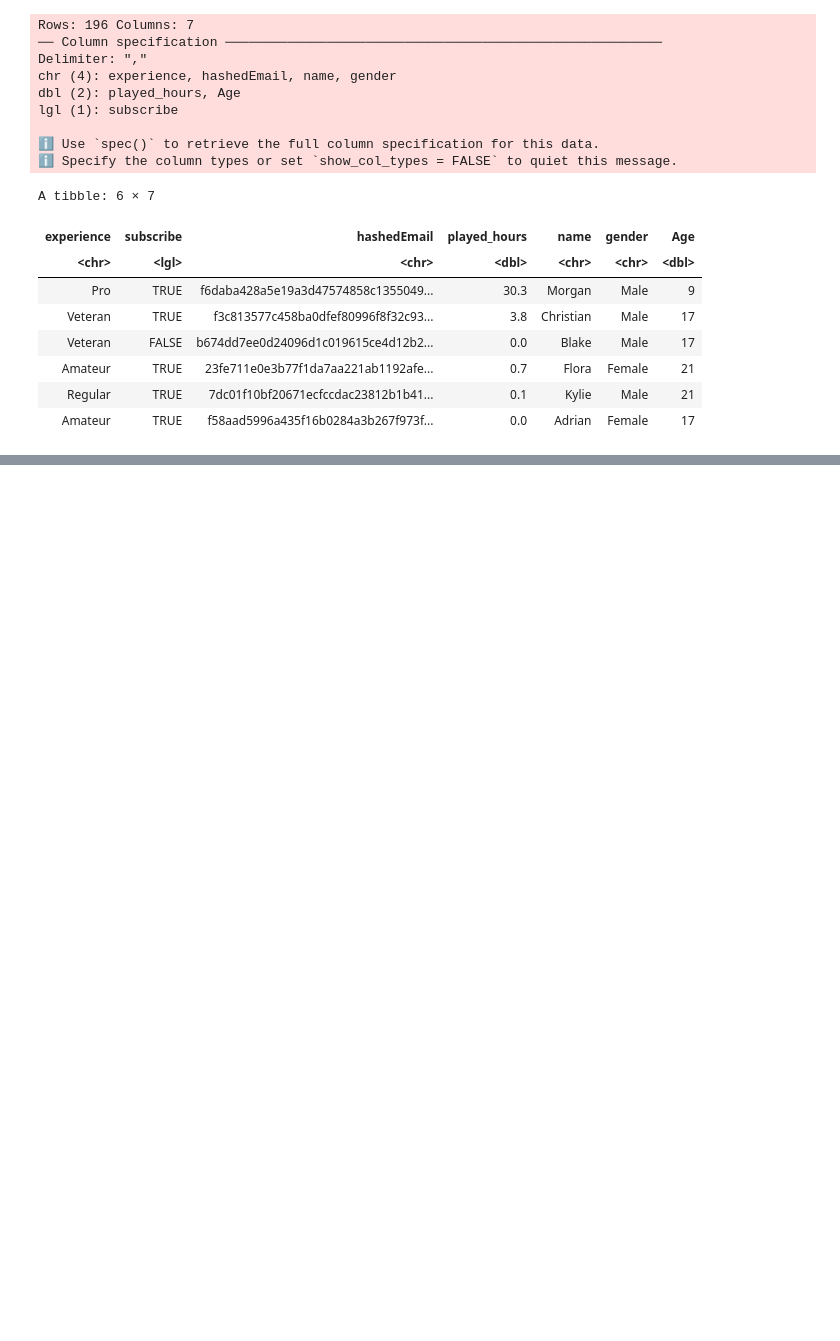
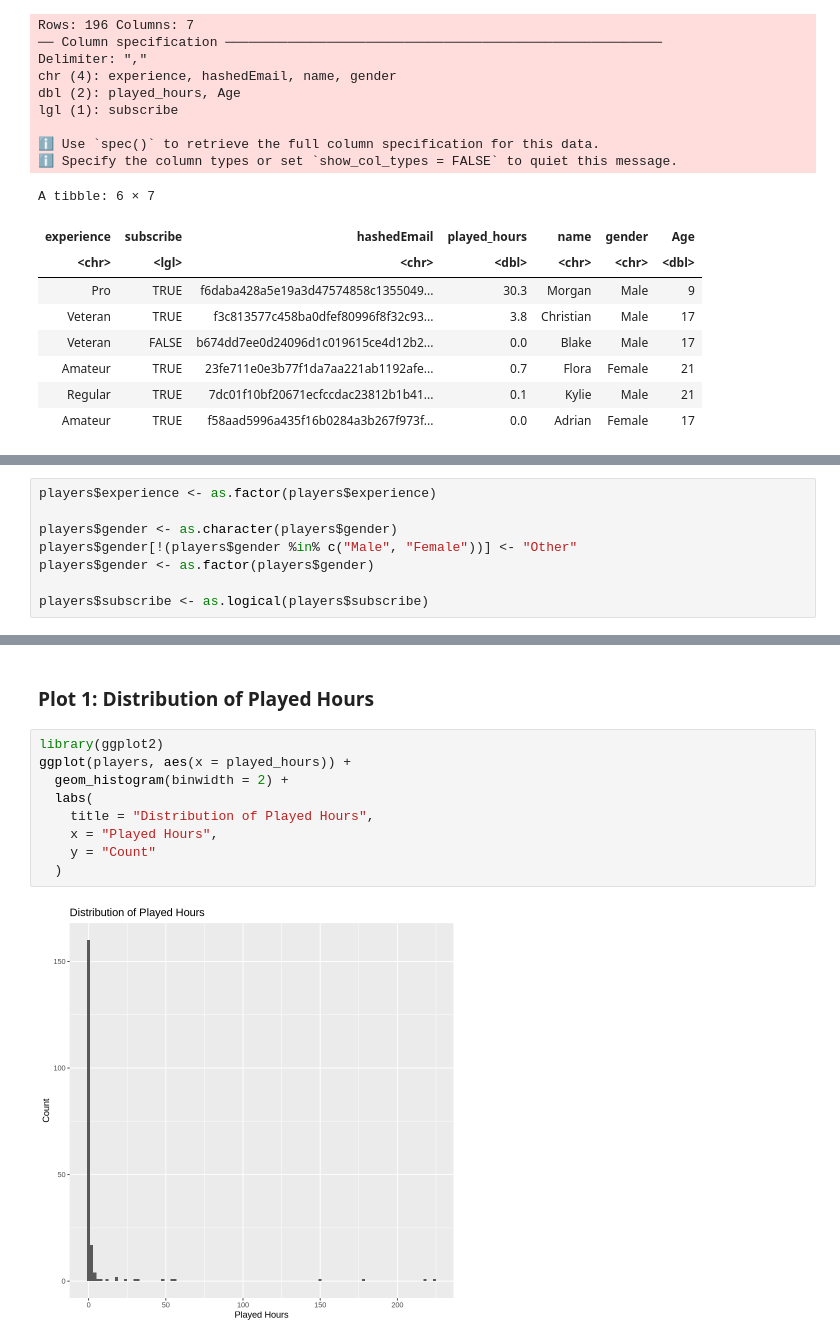
Before and after one commit to drv111llI/dsci100, a Jupyter notebook: project.ipynb, the cells around one changed output, grey strips where cells are left out. Cells and saved outputs as stored; diff of their text form; blank space fills up the shorter version.

Commit message:
V3 added plots

```diff
--- a/project.ipynb
+++ b/project.ipynb
@@ -63,0 +120,8 @@ ERROR: Error in eval(expr, envir, enclos): object 'player' not found
+# %%
+players$experience <- as.factor(players$experience)
+
+players$gender <- as.character(players$gender)
+players$gender[!(players$gender %in% c("Male", "Female"))] <- "Other"
+players$gender <- as.factor(players$gender)
+
+players$subscribe <- as.logical(players$subscribe)
@@ -63,0 +144,13 @@ ERROR: Error in eval(expr, envir, enclos): object 'player' not found
+# %% [markdown]
+### Plot 1: Distribution of Played Hours
+# %%
+library(ggplot2)
+ggplot(players, aes(x = played_hours)) +
+  geom_histogram(binwidth = 2) +
+  labs(
+    title = "Distribution of Played Hours",
+    x = "Played Hours",
+    y = "Count"
+  )
+# %% [output]
+[figure, added]
```
Also changed, not shown: parts of 13 cells of this notebook.
